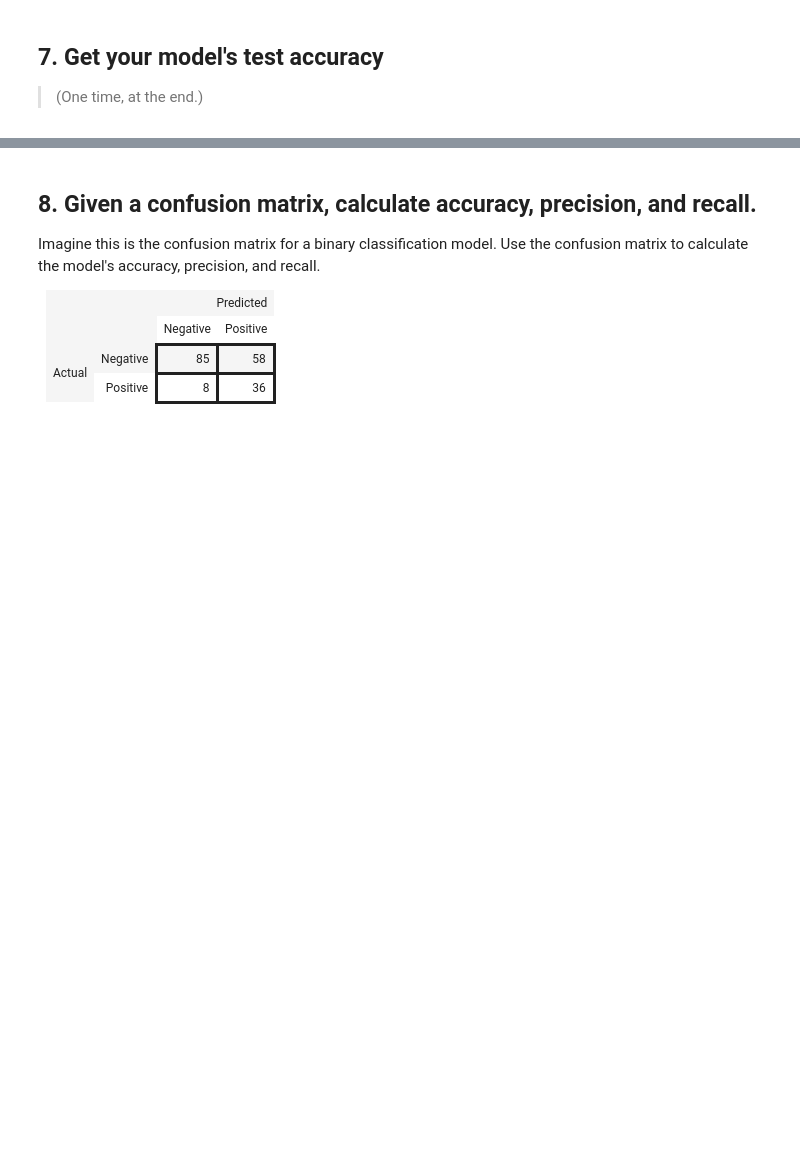
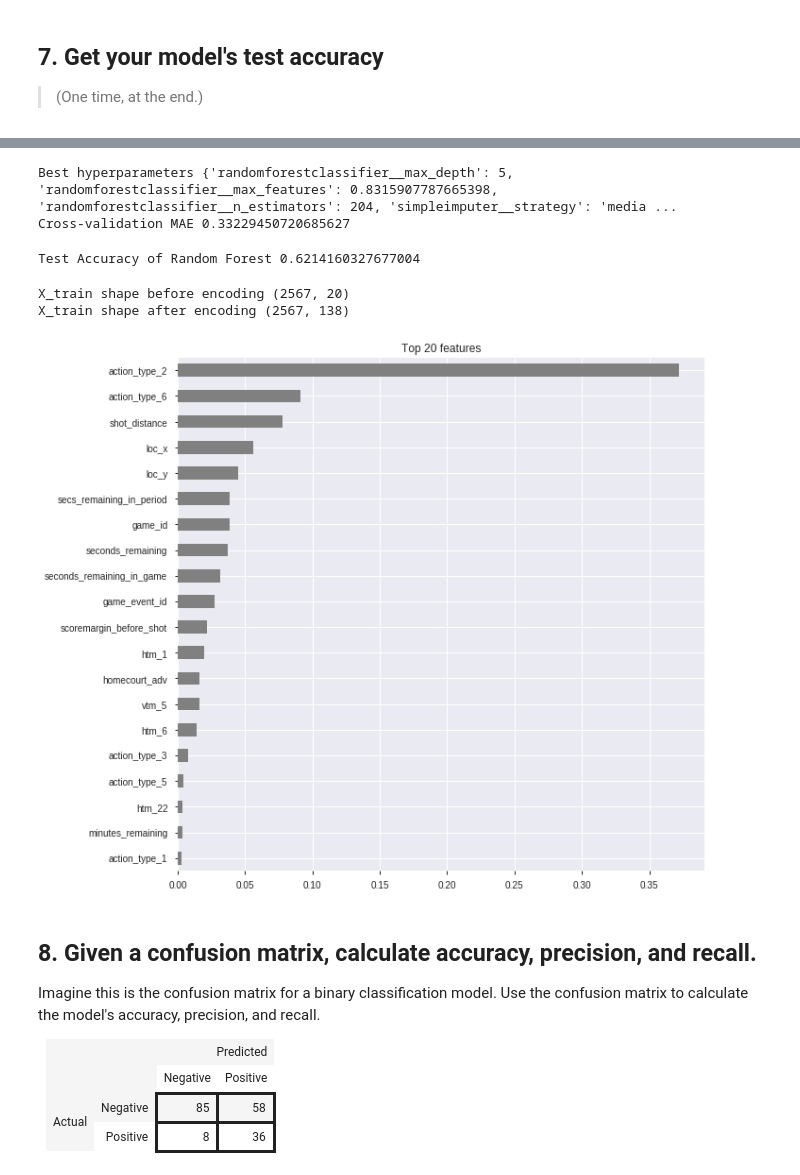
Before and after one commit to nikibhatt/DS-Unit-2-Kaggle-Challenge, a Jupyter notebook: NB_DS_Sprint_Challenge_6.ipynb, the cells around one changed output, grey strips where cells are left out. Saved outputs shown, nothing was run; the diff lists cells and outputs as text; code cells hidden in the pictures; blank space fills up the shorter version.

```diff
--- a/NB_DS_Sprint_Challenge_6.ipynb
+++ b/NB_DS_Sprint_Challenge_6.ipynb
@@ -151,7 +152,7 @@ Name: player_name, dtype: int64
 target = 'shot_made_flag'
 
 # Get a dataframe with all train columns except the target & id
-train_features = train.drop(columns=[target, 'game_id', 'game_event_id', 'player_name', 'game_date'])
+train_features = train.drop(columns=[target, 'player_name', 'game_date'])
 
 # Get a list of the numeric features
 numeric_features = train_features.select_dtypes(include='number').columns.tolist()
@@ -225,6 +226,23 @@ pipeline = make_pipeline(
 
 # Fit on train, score on val
 pipeline.fit(X_train, y_train)
+# %%
+#Trying Random Forest with Target Encoder
+
+
+import category_encoders as ce
+from sklearn.ensemble import RandomForestClassifier
+from sklearn.impute import SimpleImputer
+from sklearn.pipeline import make_pipeline
+
+pipeline = make_pipeline(
+    ce.TargetEncoder(),
+    SimpleImputer(strategy='mean'),
+    RandomForestClassifier(n_estimators=200, random_state=0, n_jobs=-1)
+)
+
+# Fit on train, score on val
+pipeline.fit(X_train, y_train)
 # %% [markdown]
 ## 6.Get your model's validation accuracy
 
@@ -253,3 +312,42 @@ Test Accuracy of Random Forest 0.6290228203627852
+# %%
+print('Best hyperparameters', search.best_params_)
+print('Cross-validation MAE', -search.best_score_)
+# %% [output]
+Best hyperparameters {'randomforestclassifier__max_depth': 5, 'randomforestclassifier__max_features': 0.8315907787665398, 'randomforestclassifier__n_estimators': 204, 'simpleimputer__strategy': 'media ...
+Cross-validation MAE 0.33229450720685627
+# %%
+pipeline = search.best_estimator_
+
+y_pred = pipeline.predict(X_test)
+y_test = test[target]
+print('Test Accuracy of Random Forest', accuracy_score(y_test, y_pred))
+# %% [output]
+Test Accuracy of Random Forest 0.6214160327677004
+# %%
+print('X_train shape before encoding', X_train.shape)
+
+encoder = pipeline.named_steps['onehotencoder']
+encoded = encoder.transform(X_train)
+
+print('X_train shape after encoding', encoded.shape)
+# %% [output]
+X_train shape before encoding (2567, 20)
+X_train shape after encoding (2567, 138)
+# %%
+%matplotlib inline
+import matplotlib.pyplot as plt
+
+# Get feature importances
+rf = pipeline.named_steps['randomforestclassifier']
+importances = pd.Series(rf.feature_importances_, encoded.columns)
+
+# Plot feature importances
+n = 20
+plt.figure(figsize=(10,n/2))
+plt.title(f'Top {n} features')
+importances.sort_values()[-n:].plot.barh(color='grey');
+# %% [output]
+[figure, added]
 # %% [markdown]
 ## 8. Given a confusion matrix, calculate accuracy, precision, and recall.
 
```
Also changed, not shown: parts of 7 cells of this notebook.
